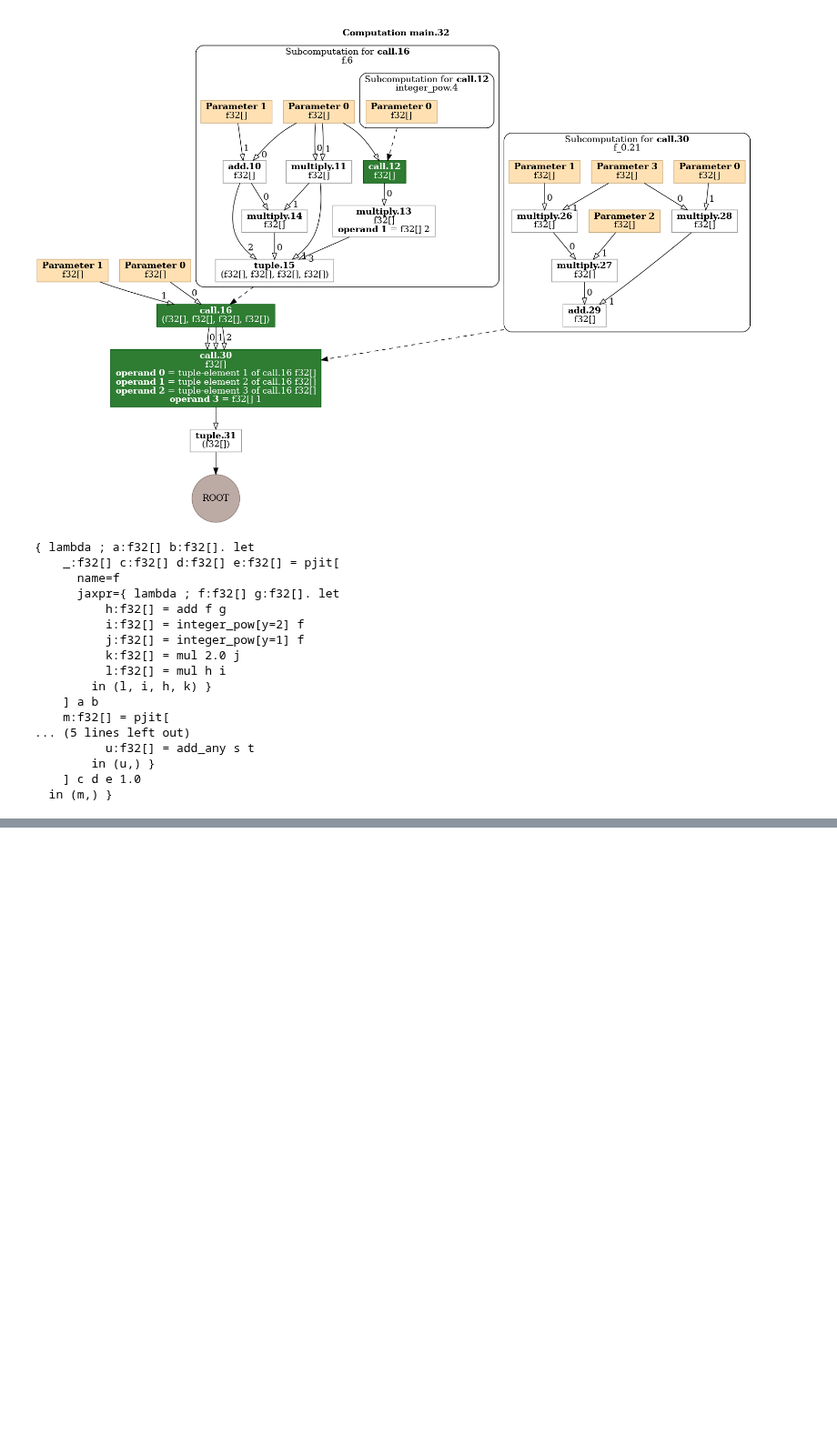
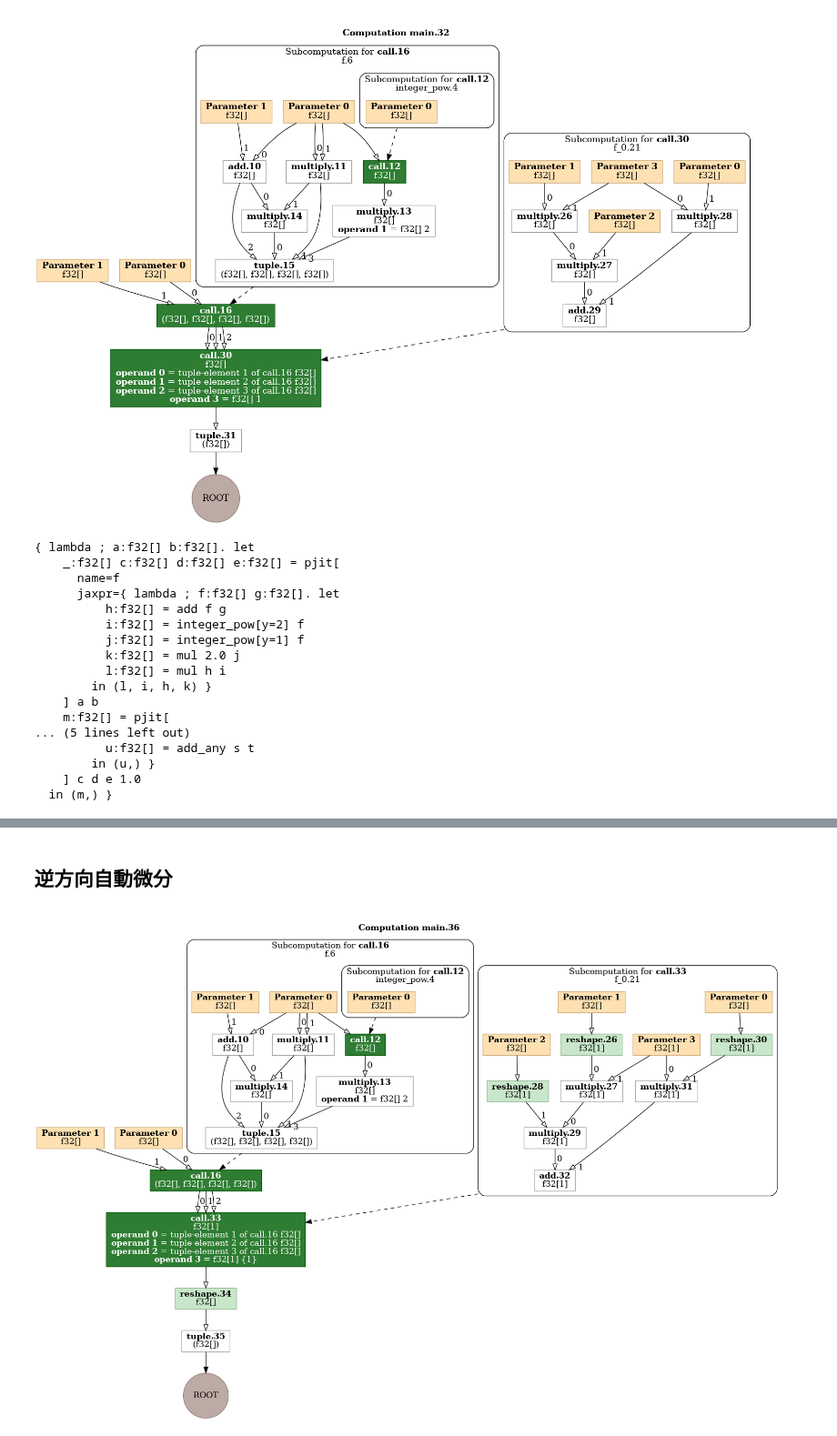
Before and after one commit to gomi-kuzu/model_base_deep, a Jupyter notebook: work/Origin/test_computation_graph.ipynb, the cells around one changed output, grey strips where cells are left out. Shown at 91% size. Saved outputs shown, nothing was run; the diff lists cells and outputs as text; code cells hidden in the pictures; blank space fills up the shorter version.

Commit message:
順方向、逆方向自動微分を比較

```diff
--- a/work/Origin/test_computation_graph.ipynb
+++ b/work/Origin/test_computation_graph.ipynb
@@ -85,0 +129,2 @@ print(jax.make_jaxpr(df)(1.0, 2.0))
+# %% [markdown]
+## 逆方向自動微分
@@ -85,0 +133,8 @@ print(jax.make_jaxpr(df)(1.0, 2.0))
+# %%
+z = jax.xla_computation(df_rev)(1.0, 2.0)
+
+save_name = os.path.join(save_dir,"test_cg_df_rev.dot")
+convert_name = os.path.join(save_dir,"test_cg_df_rfev.png")
+
+with open(save_name, "w") as file:
+    file.write(z.as_hlo_dot_graph())
@@ -85,0 +143,4 @@ print(jax.make_jaxpr(df)(1.0, 2.0))
+# %%
+Image(convert_name)
+# %% [output]
+[figure, added]
```
Also changed, not shown: parts of 14 cells of this notebook.
